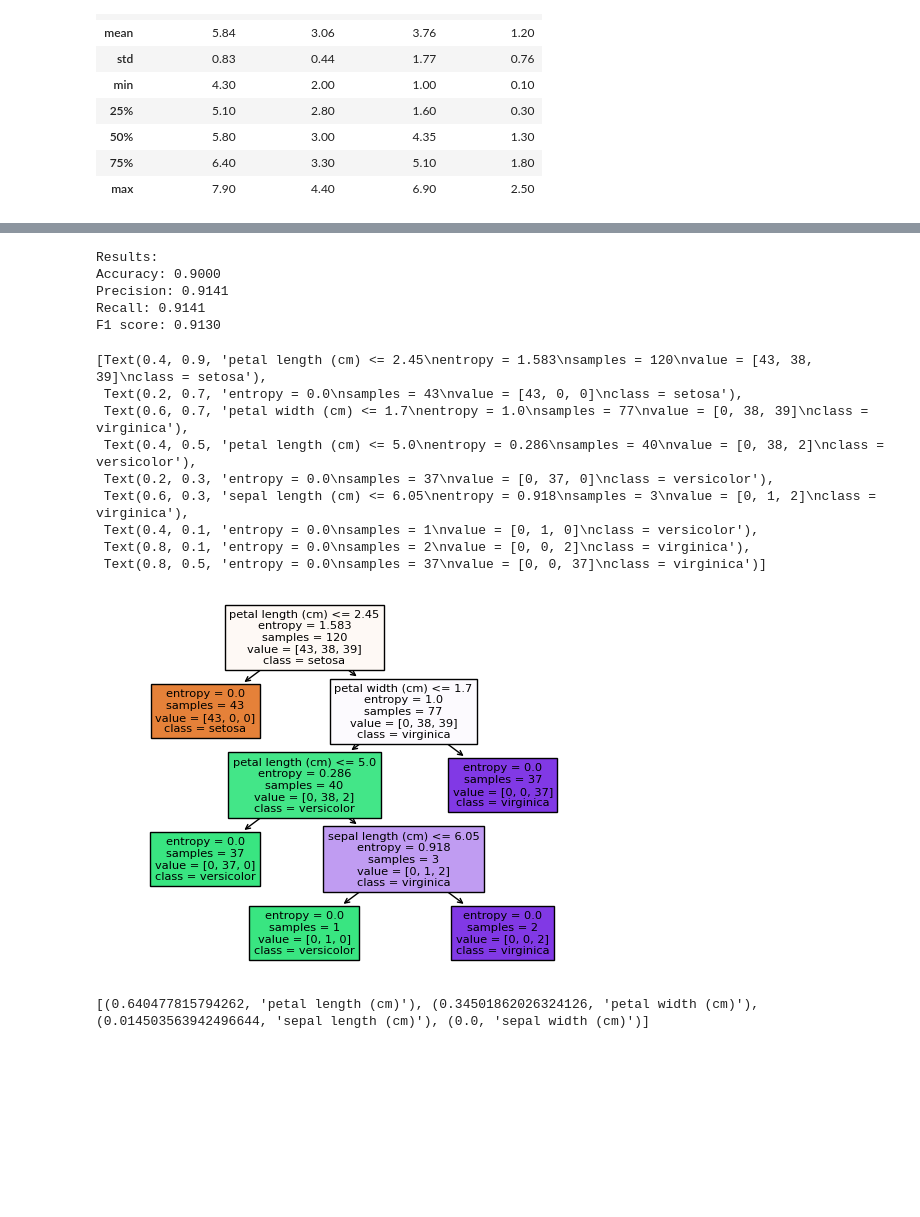
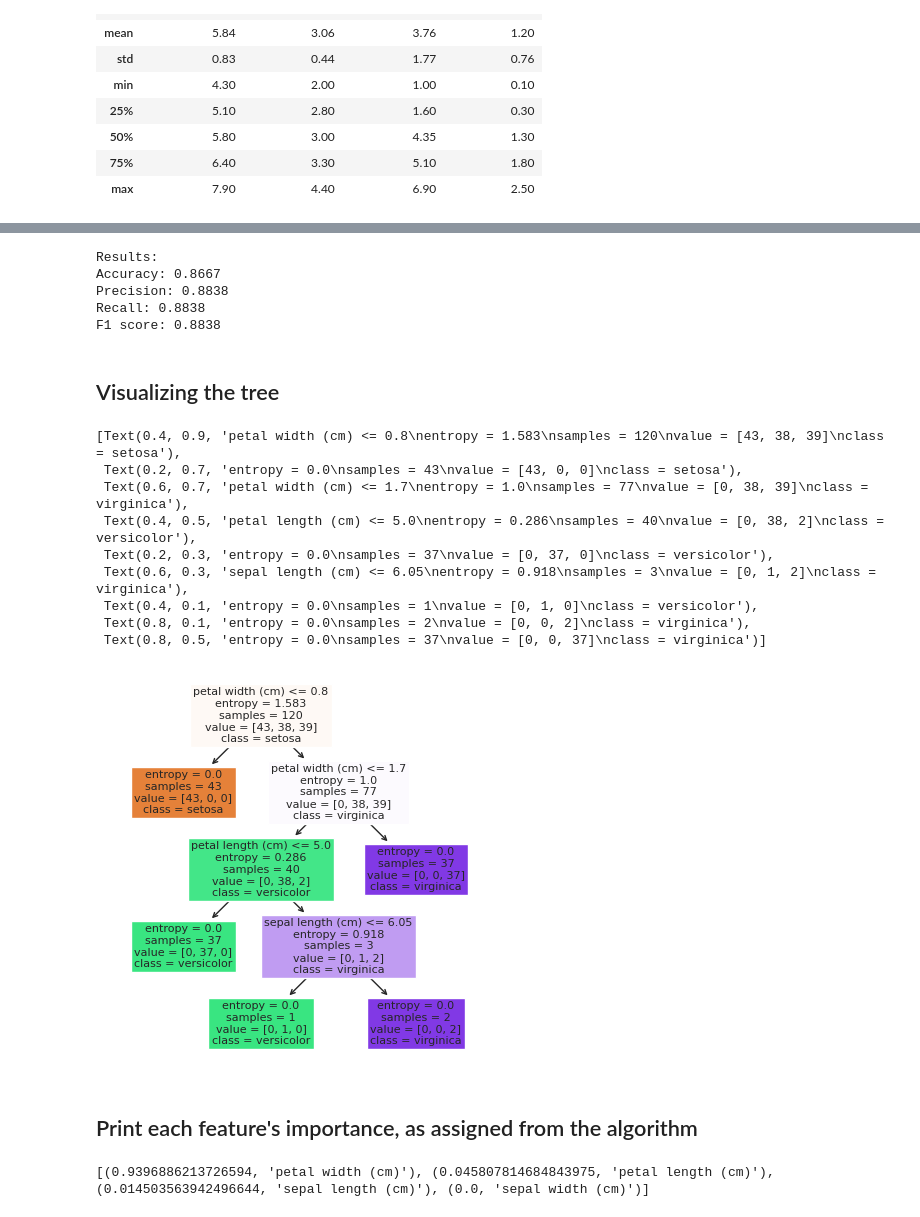
Before and after one commit to AlexandrosMaragkakis/uni_ml_projects, a Jupyter notebook: iris_analysis_project.ipynb, the cells around one changed output, grey strips where cells are left out. Cells and saved outputs as stored; diff of their text form; code cells hidden in the pictures; blank space fills up the shorter version.

```diff
--- a/iris_analysis_project.ipynb
+++ b/iris_analysis_project.ipynb
@@ -67,11 +100,11 @@ X, y = iris.data, iris.target
 X_train, X_test, y_train, y_test = train_test_split(X, y, train_size=0.8, shuffle=True, random_state=7)
 
 
-tree = DecisionTreeClassifier(criterion='entropy')
+tree1 = DecisionTreeClassifier(criterion='entropy')
 
-tree.fit(X=X_train, y=y_train)
+tree1.fit(X=X_train, y=y_train)
 
-y_pred = tree.predict(X_test)
+y_pred = tree1.predict(X_test)
 
 accuracy = accuracy_score(y_test, y_pred)
 # precision recall and f1 produce different results each time
@@ -86,25 +119,30 @@ print(f'Recall: {recall:.4f}')
 print(f'F1 score: {f1:.4f}')
 # %% [output]
 Results:
-Accuracy: 0.9000
-Precision: 0.9141
-Recall: 0.9141
-F1 score: 0.9130
+Accuracy: 0.8667
+Precision: 0.8838
+Recall: 0.8838
+F1 score: 0.8838
+# %% [markdown]
+## Visualizing the tree
 # %%
-plot_tree(tree, feature_names=iris.feature_names,  class_names=iris.target_names, filled=True)
+plt.figure(figsize=(5,5))
+plot_tree(tree1, feature_names=iris.feature_names,  class_names=iris.target_names, filled=True)
 # %% [output]
-[Text(0.4, 0.9, 'petal length (cm) <= 2.45\nentropy = 1.583\nsamples = 120\nvalue = [43, 38, 39]\nclass = setosa'),
+[Text(0.4, 0.9, 'petal width (cm) <= 0.8\nentropy = 1.583\nsamples = 120\nvalue = [43, 38, 39]\nclass = setosa'),
  Text(0.2, 0.7, 'entropy = 0.0\nsamples = 43\nvalue = [43, 0, 0]\nclass = setosa'),
  Text(0.6, 0.7, 'petal width (cm) <= 1.7\nentropy = 1.0\nsamples = 77\nvalue = [0, 38, 39]\nclass = virginica'),
  Text(0.4, 0.5, 'petal length (cm) <= 5.0\nentropy = 0.286\nsamples = 40\nvalue = [0, 38, 2]\nclass = versicolor'),
  Text(0.2, 0.3, 'entropy = 0.0\nsamples = 37\nvalue = [0, 37, 0]\nclass = versicolor'),
  Text(0.6, 0.3, 'sepal length (cm) <= 6.05\nentropy = 0.918\nsamples = 3\nvalue = [0, 1, 2]\nclass = virginica'),
  Text(0.4, 0.1, 'entropy = 0.0\nsamples = 1\nvalue = [0, 1, 0]\nclass = versicolor'),
  Text(0.8, 0.1, 'entropy = 0.0\nsamples = 2\nvalue = [0, 0, 2]\nclass = virginica'),
  Text(0.8, 0.5, 'entropy = 0.0\nsamples = 37\nvalue = [0, 0, 37]\nclass = virginica')]
-[figure, old version]
+[figure, new version]
+# %% [markdown]
+## Print each feature's importance, as assigned from the algorithm
 # %%
-feature_importances = sorted(list(zip(tree.feature_importances_, iris.feature_names)), reverse = True)
-print(feature_importances)
+feature_importances1 = sorted(list(zip(tree1.feature_importances_, iris.feature_names)), reverse=True)
+print(feature_importances1)
 # %% [output]
-[(0.640477815794262, 'petal length (cm)'), (0.34501862026324126, 'petal width (cm)'), (0.014503563942496644, 'sepal length (cm)'), (0.0, 'sepal width (cm)')]
+[(0.9396886213726594, 'petal width (cm)'), (0.045807814684843975, 'petal length (cm)'), (0.014503563942496644, 'sepal length (cm)'), (0.0, 'sepal width (cm)')]
```
Also changed, not shown: parts of 28 cells of this notebook.
